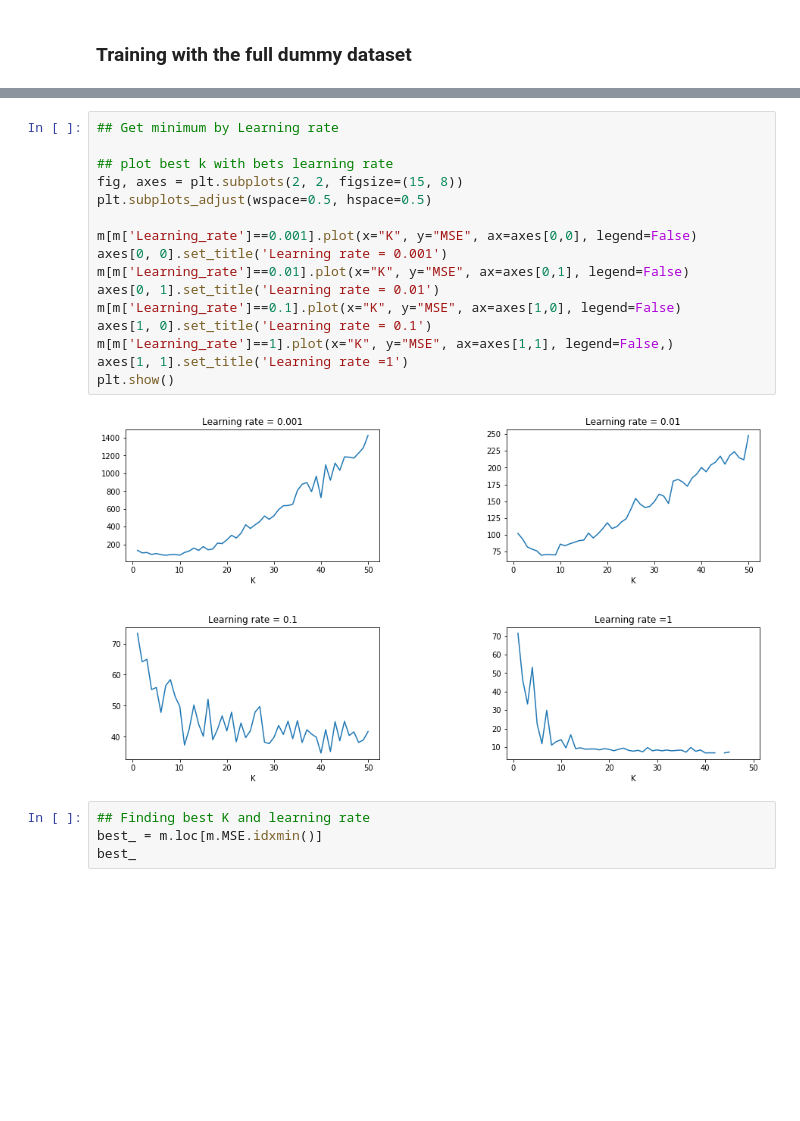
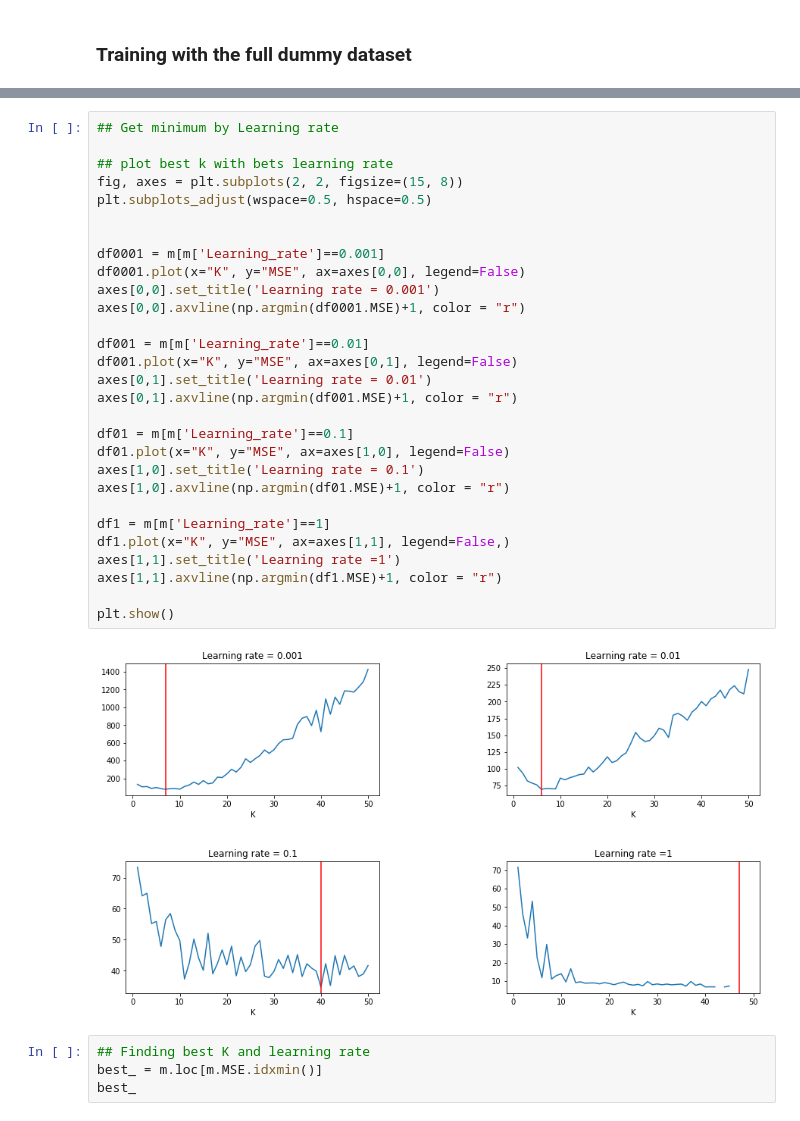
Before and after one commit to carlosgeovany/MachineLearning, a Jupyter notebook: RecommenderSystem.ipynb, the cells around one changed output, grey strips where cells are left out. Cells and saved outputs as stored; diff of their text form; blank space fills up the shorter version.

```diff
--- a/RecommenderSystem.ipynb
+++ b/RecommenderSystem.ipynb
@@ -381,21 +394,34 @@ K: 50    | Learning_rate: 1      | MSE:nan
 # %%
 ## Get minimum by Learning rate
 
 ## plot best k with bets learning rate
 fig, axes = plt.subplots(2, 2, figsize=(15, 8))
 plt.subplots_adjust(wspace=0.5, hspace=0.5)
 
-m[m['Learning_rate']==0.001].plot(x="K", y="MSE", ax=axes[0,0], legend=False)
-axes[0, 0].set_title('Learning rate = 0.001')
-m[m['Learning_rate']==0.01].plot(x="K", y="MSE", ax=axes[0,1], legend=False)
-axes[0, 1].set_title('Learning rate = 0.01')
-m[m['Learning_rate']==0.1].plot(x="K", y="MSE", ax=axes[1,0], legend=False)
-axes[1, 0].set_title('Learning rate = 0.1')
-m[m['Learning_rate']==1].plot(x="K", y="MSE", ax=axes[1,1], legend=False,)
-axes[1, 1].set_title('Learning rate =1')
+
+df0001 = m[m['Learning_rate']==0.001]
+df0001.plot(x="K", y="MSE", ax=axes[0,0], legend=False)
+axes[0,0].set_title('Learning rate = 0.001')
+axes[0,0].axvline(np.argmin(df0001.MSE)+1, color = "r")
+
+df001 = m[m['Learning_rate']==0.01]
+df001.plot(x="K", y="MSE", ax=axes[0,1], legend=False)
+axes[0,1].set_title('Learning rate = 0.01')
+axes[0,1].axvline(np.argmin(df001.MSE)+1, color = "r")
+
+df01 = m[m['Learning_rate']==0.1]
+df01.plot(x="K", y="MSE", ax=axes[1,0], legend=False)
+axes[1,0].set_title('Learning rate = 0.1')
+axes[1,0].axvline(np.argmin(df01.MSE)+1, color = "r")
+
+df1 = m[m['Learning_rate']==1]
+df1.plot(x="K", y="MSE", ax=axes[1,1], legend=False,)
+axes[1,1].set_title('Learning rate =1')
+axes[1,1].axvline(np.argmin(df1.MSE)+1, color = "r")
+
 plt.show()
 # %% [output]
-[figure, old version]
+[figure, new version]
 # %%
 ## Finding best K and learning rate
 best_ = m.loc[m.MSE.idxmin()]
```
Also changed, not shown: parts of 36 cells of this notebook, 1 other file.
